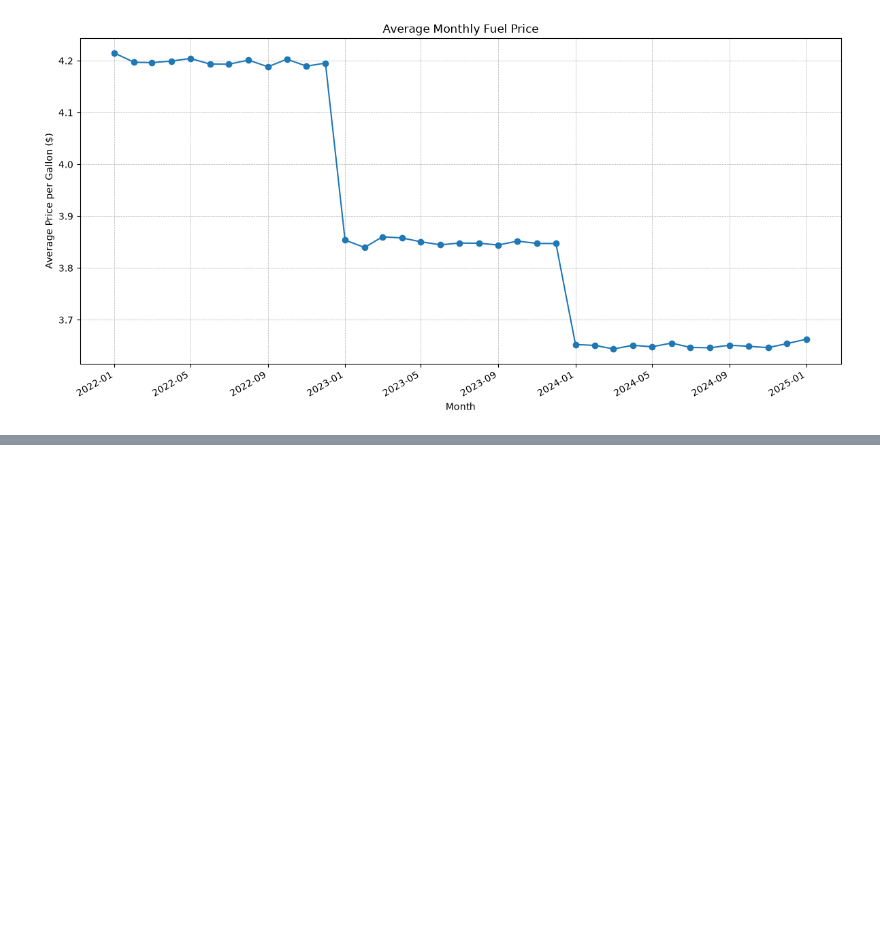
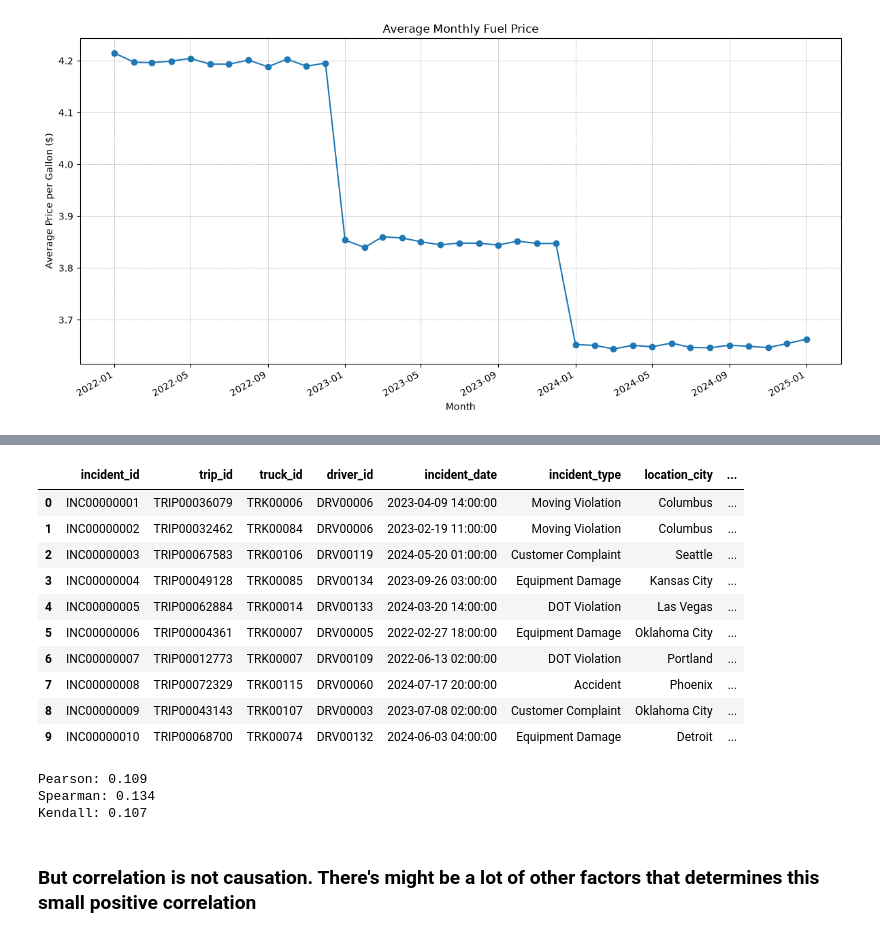
Before and after one commit to GabrieBu/analysis4logisticoperations, a Jupyter notebook: data_exploration.ipynb, the cells around one changed output, grey strips where cells are left out. Saved outputs shown, nothing was run; the diff lists cells and outputs as text; code cells hidden in the pictures; blank space fills up the shorter version.

Commit message:
small exploration on drivers

```diff
--- a/data_exploration.ipynb
+++ b/data_exploration.ipynb
@@ -287,3 +287,5 @@ plt.tight_layout()
 plt.show()
 # %% [output]
 [figure]
+# %%
+df_incidents = pd.read_csv("./data/safety_incidents.csv")
@@ -289,0 +312,16 @@ plt.show()
+# %%
+df_incidents = df_incidents.dropna()
+# %%
+df_incidents.head(10)
+# %% [output]
+|  | incident_id | trip_id | truck_id | driver_id | incident_date | incident_type | location_city | ... |
+| 0 | INC00000001 | TRIP00036079 | TRK00006 | DRV00006 | 2023-04-09 14:00:00 | Moving Violation | Columbus | ... |
+| 1 | INC00000002 | TRIP00032462 | TRK00084 | DRV00006 | 2023-02-19 11:00:00 | Moving Violation | Columbus | ... |
+| 2 | INC00000003 | TRIP00067583 | TRK00106 | DRV00119 | 2024-05-20 01:00:00 | Customer Complaint | Seattle | ... |
+| 3 | INC00000004 | TRIP00049128 | TRK00085 | DRV00134 | 2023-09-26 03:00:00 | Equipment Damage | Kansas City | ... |
+| 4 | INC00000005 | TRIP00062884 | TRK00014 | DRV00133 | 2024-03-20 14:00:00 | DOT Violation | Las Vegas | ... |
+| 5 | INC00000006 | TRIP00004361 | TRK00007 | DRV00005 | 2022-02-27 18:00:00 | Equipment Damage | Oklahoma City | ... |
+| 6 | INC00000007 | TRIP00012773 | TRK00007 | DRV00109 | 2022-06-13 02:00:00 | DOT Violation | Portland | ... |
+| 7 | INC00000008 | TRIP00072329 | TRK00115 | DRV00060 | 2024-07-17 20:00:00 | Accident | Phoenix | ... |
+| 8 | INC00000009 | TRIP00043143 | TRK00107 | DRV00003 | 2023-07-08 02:00:00 | Customer Complaint | Oklahoma City | ... |
+| 9 | INC00000010 | TRIP00068700 | TRK00074 | DRV00132 | 2024-06-03 04:00:00 | Equipment Damage | Detroit | ... |
@@ -289,0 +333,15 @@ plt.show()
+# %%
+methods = ['pearson', 'spearman', 'kendall']
+
+for method in methods:
+    corr = incidents_merged['incident_count'].corr(
+        incidents_merged['years_experience'],
+        method=method
+    )
+    print(f'{method.capitalize()}: {corr:.3f}')
+# %% [output]
+Pearson: 0.109
+Spearman: 0.134
+Kendall: 0.107
+# %% [markdown]
+### But correlation is not causation. There's might be a lot of other factors that determines this small positive correlation
```
Also changed, not shown: parts of 2 cells of this notebook.
